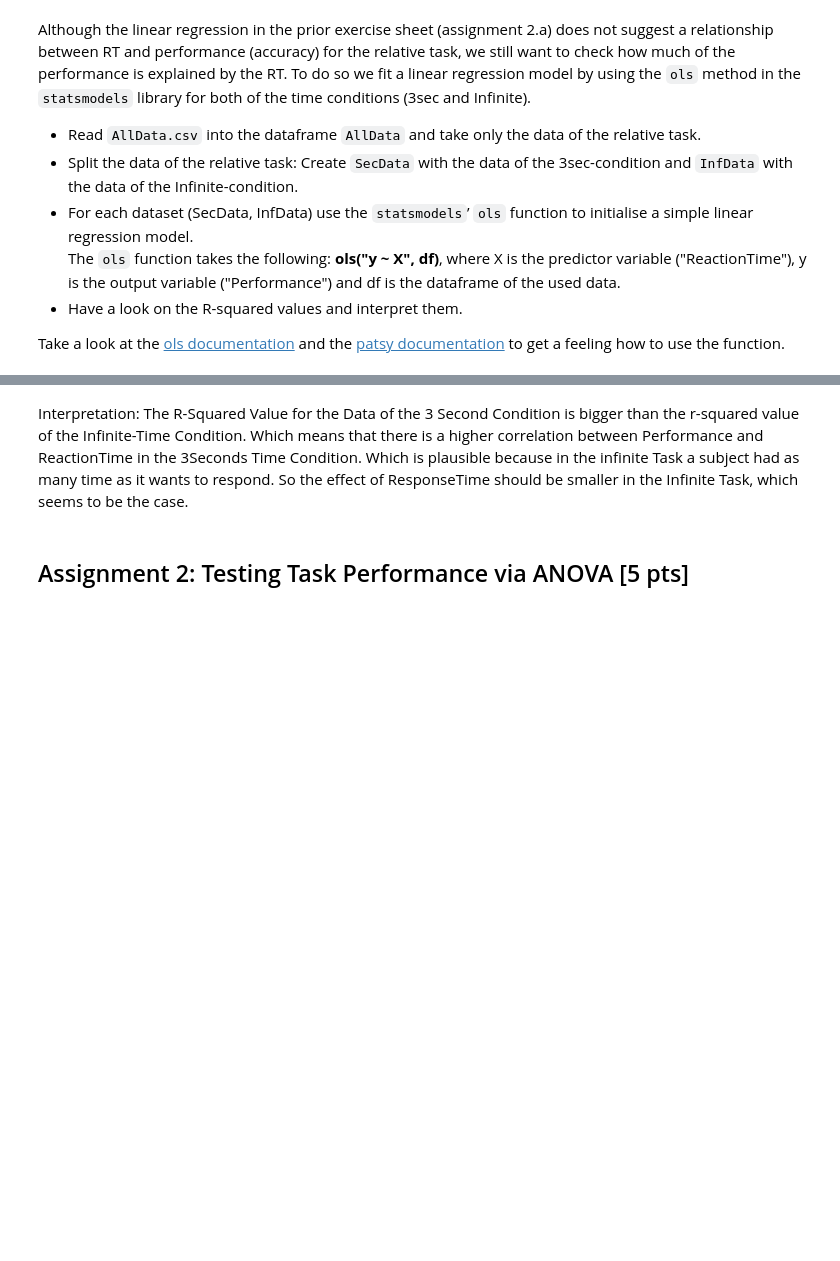
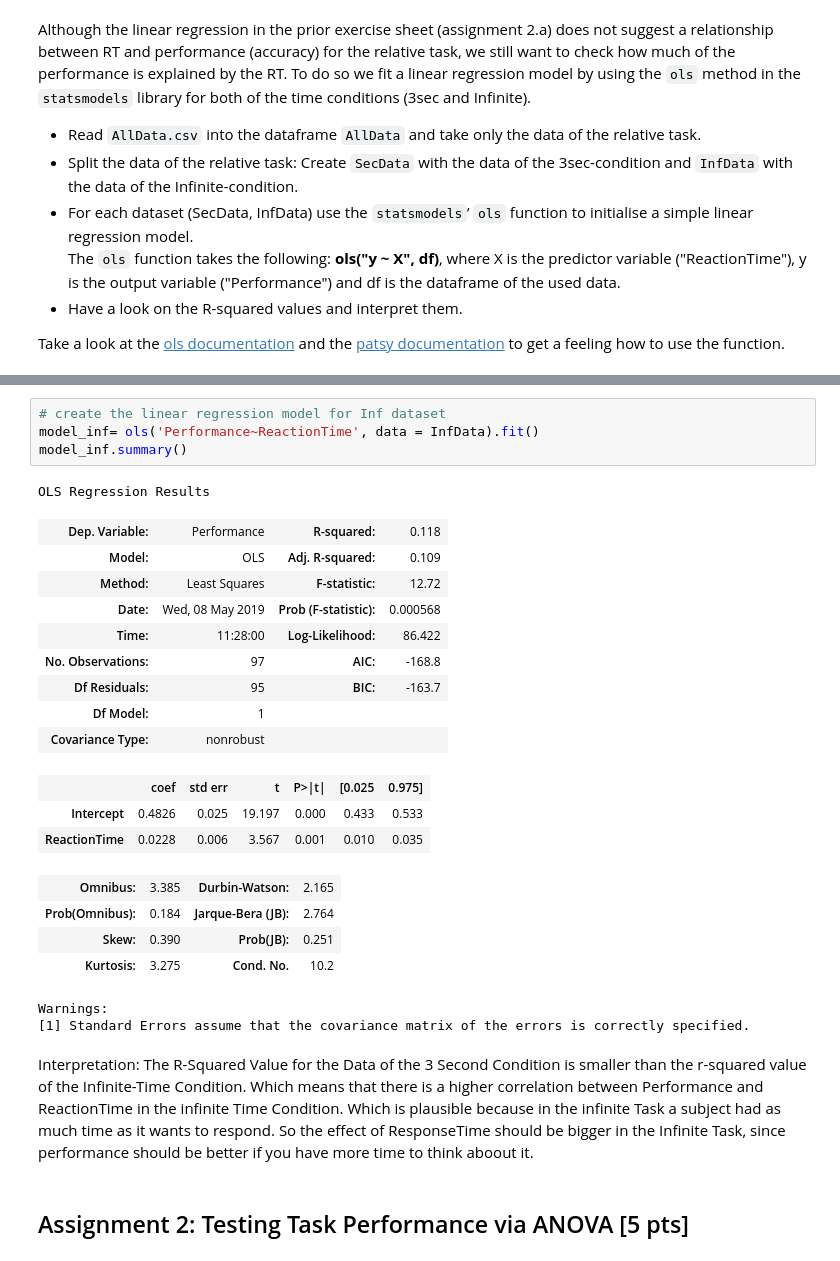
Before and after one commit to NBP-ACC/week-6-acc_9, a Jupyter notebook: sheet04.ipynb, the cells around one changed output, grey strips where cells are left out. Drawn from its saved outputs; the diff is of its cells as text; blank space fills up the shorter version.

```diff
--- a/sheet04.ipynb
+++ b/sheet04.ipynb
@@ -72,5 +83,29 @@ FileNotFoundError: [Errno 2] File b'.Data/AllData.csv' does not exist: b'.Data/A
+# %%
+# create the linear regression model for Inf dataset
+model_inf= ols('Performance~ReactionTime', data = InfData).fit()
+model_inf.summary()
+# %% [output]
+OLS Regression Results
+| Dep. Variable: | Performance | R-squared: | 0.118 |
+| Model: | OLS | Adj. R-squared: | 0.109 |
+| Method: | Least Squares | F-statistic: | 12.72 |
+| Date: | Wed, 08 May 2019 | Prob (F-statistic): | 0.000568 |
+| Time: | 11:28:00 | Log-Likelihood: | 86.422 |
+| No. Observations: | 97 | AIC: | -168.8 |
+| Df Residuals: | 95 | BIC: | -163.7 |
+| Df Model: | 1 |  |  |
+| Covariance Type: | nonrobust |  |  |
+|  | coef | std err | t | P>|t| | [0.025 | 0.975] |
+| Intercept | 0.4826 | 0.025 | 19.197 | 0.000 | 0.433 | 0.533 |
+| ReactionTime | 0.0228 | 0.006 | 3.567 | 0.001 | 0.010 | 0.035 |
+| Omnibus: | 3.385 | Durbin-Watson: | 2.165 |
+| Prob(Omnibus): | 0.184 | Jarque-Bera (JB): | 2.764 |
+| Skew: | 0.390 | Prob(JB): | 0.251 |
+| Kurtosis: | 3.275 | Cond. No. | 10.2 |
+Warnings:
+[1] Standard Errors assume that the covariance matrix of the errors is correctly specified.
 # %% [markdown]
-Interpretation: The R-Squared Value for the Data of the 3 Second Condition is bigger than the r-squared value of the Infinite-Time Condition. Which means that there is a higher correlation between Performance and ReactionTime in the 3Seconds Time Condition. Which is plausible because in the infinite Task a subject had as many time as it wants to respond. So the effect of ResponseTime should be smaller in the Infinite Task, which seems to be the case.
+Interpretation: The R-Squared Value for the Data of the 3 Second Condition is smaller than the r-squared value of the Infinite-Time Condition. Which means that there is a higher correlation between Performance and ReactionTime in the infinite Time Condition. Which is plausible because in the infinite Task a subject had as much time as it wants to respond. So the effect of ResponseTime should be bigger in the Infinite Task, since performance should be better if you have more time to think aboout it.
 # %% [markdown]
 ## Assignment 2: Testing Task Performance via ANOVA [5 pts]
 # %% [markdown]
```
Also changed, not shown: parts of 2 cells of this notebook.
